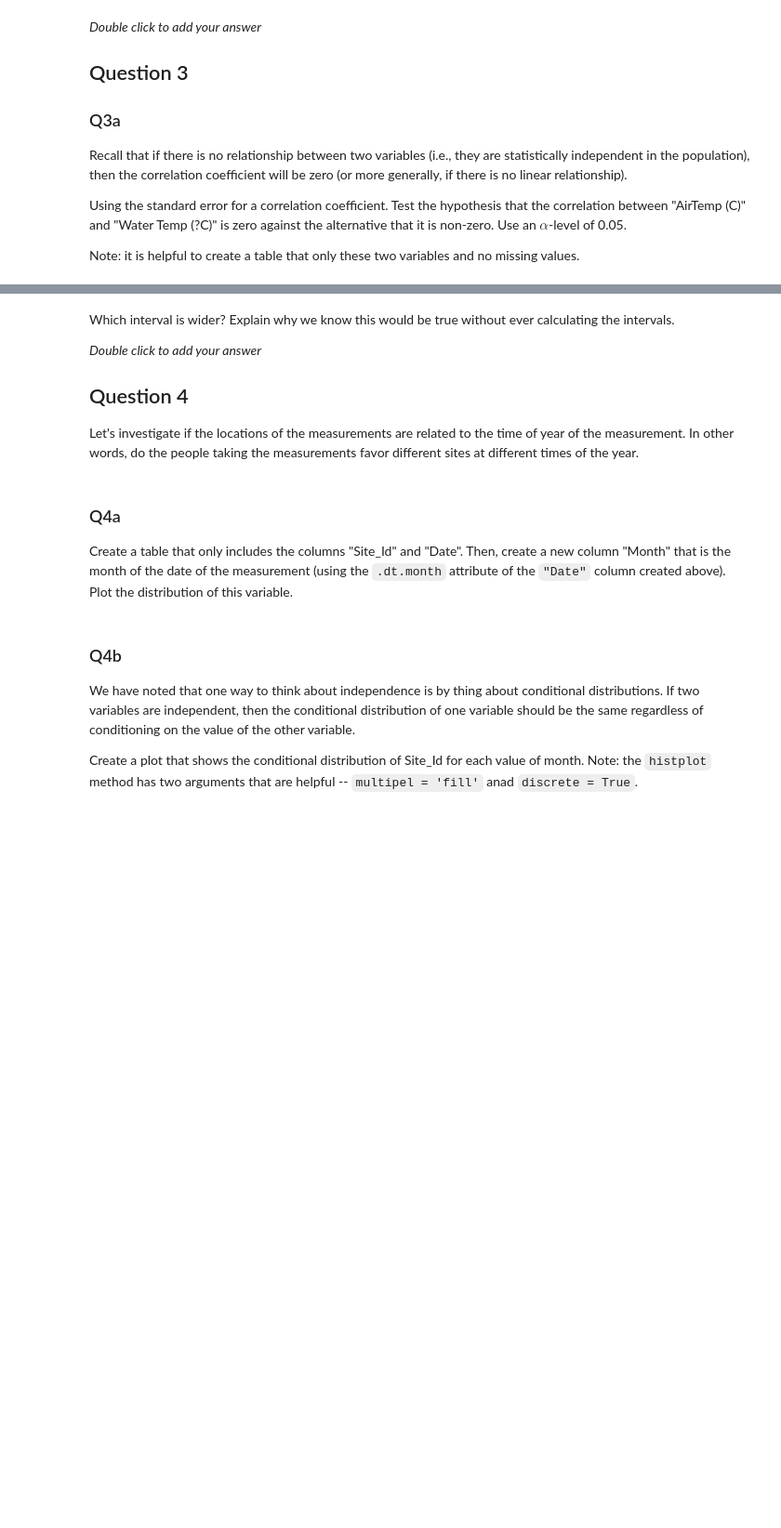
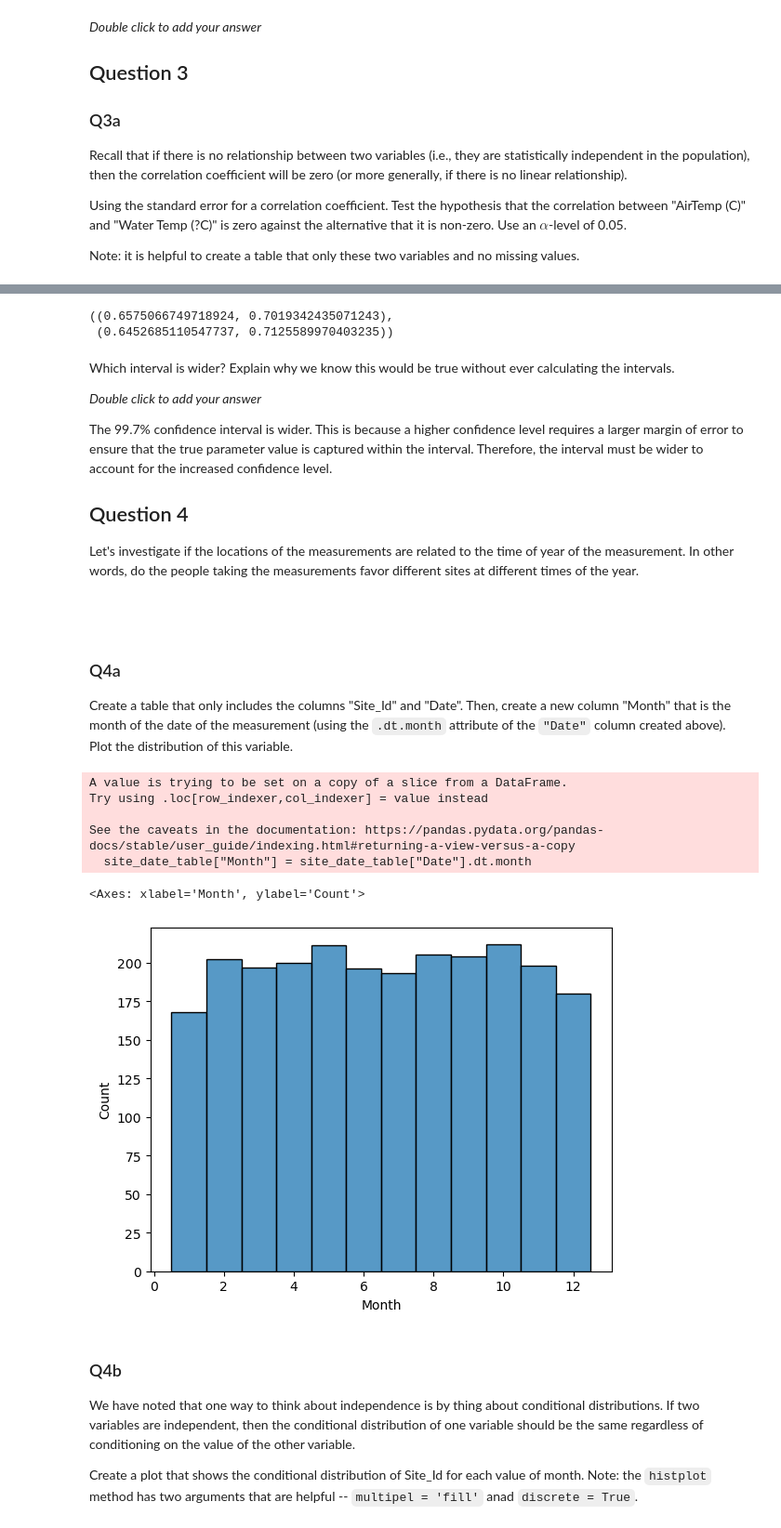
Before and after one commit to zhuol0129/homework-09-ZL, a Jupyter notebook: hw9.ipynb, the cells around one changed output, grey strips where cells are left out. Shown: that part at 93% size. Saved outputs shown, nothing was run; the diff lists cells and outputs as text; code cells hidden in the pictures; blank space fills up the shorter version.

````diff
--- a/hw9.ipynb
+++ b/hw9.ipynb
@@ -117,0 +182,5 @@ Create a new column "clear" that is `True` if either of the following conditions
+# %%
+# proprotion of clear observations
+bbnwr["clear"] = (bbnwr["Secchi Depth (m)"] >= 4) | (bbnwr["Secchi Depth (m)"] >= bbnwr["Water Depth (m)"])
+clear_proportion = bbnwr["clear"].mean()
+clear_proportion
@@ -179,11 +333,38 @@ Create two confidence intervals for the population correlation coefficient:
+# %%
+# confidence intervals
+
+fisher_z = np.arctanh(correlation_coefficient)
+
+# Calculate the standard error for the Fisher transformation
+se_fisher = 1 / np.sqrt(n - 3)
+
+# Calculate the z-scores for the confidence intervals
+z_score_95 = sps.norm.ppf(1 - 0.05 / 2)
+z_score_997 = sps.norm.ppf(1 - 0.003 / 2)
+
+# Calculate the confidence intervals in the Fisher transformed space
+ci_fisher_95 = (fisher_z - z_score_95 * se_fisher, fisher_z + z_score_95 * se_fisher)
+ci_fisher_997 = (fisher_z - z_score_997 * se_fisher, fisher_z + z_score_997 * se_fisher)
+
+# Transform the confidence intervals back to the correlation coefficient space
+ci_95 = (np.tanh(ci_fisher_95[0]), np.tanh(ci_fisher_95[1]))
+ci_997 = (np.tanh(ci_fisher_997[0]), np.tanh(ci_fisher_997[1]))
+
+ci_95, ci_997
+# %% [output]
+((0.6575066749718924, 0.7019342435071243),
+ (0.6452685110547737, 0.7125589970403235))
 # %% [markdown]
 Which interval is wider? Explain why we know this would be true without ever calculating the intervals.
 
 *Double click to add your answer*
 
+The 99.7% confidence interval is wider. This is because a higher confidence level requires a larger margin of error to ensure that the true parameter value is captured within the interval. Therefore, the interval must be wider to account for the increased confidence level.
+
 ## Question 4
 
 Let's investigate if the locations of the measurements are related to the time of year of the measurement. In other words, do the people taking the measurements favor different sites at different times of the year.
+```
 # %%
 bbnwr["Date"] = pd.to_datetime(bbnwr["Read_Date"])
 # %% [markdown]
@@ -195,3 +374,21 @@ Create a table that only includes the columns "Site_Id" and "Date". Then, create
+# %%
+# month plot
+# Create a table with only the columns "Site_Id" and "Date"
+site_date_table = bbnwr[["Site_Id", "Date"]]
+
+# Create a new column "Month" that is the month of the date of the measurement
+site_date_table["Month"] = site_date_table["Date"].dt.month
+
+# Plot the distribution of the "Month" variable
+sb.histplot(data=site_date_table, x="Month", discrete=True)
+# %% [output]
+A value is trying to be set on a copy of a slice from a DataFrame.
+Try using .loc[row_indexer,col_indexer] = value instead
+
+See the caveats in the documentation: https://pandas.pydata.org/pandas-docs/stable/user_guide/indexing.html#returning-a-view-versus-a-copy
+  site_date_table["Month"] = site_date_table["Date"].dt.month
+<Axes: xlabel='Month', ylabel='Count'>
+[figure, added]
 # %% [markdown]
 ### Q4b
 
````
Also changed, not shown: parts of 30 cells of this notebook.
